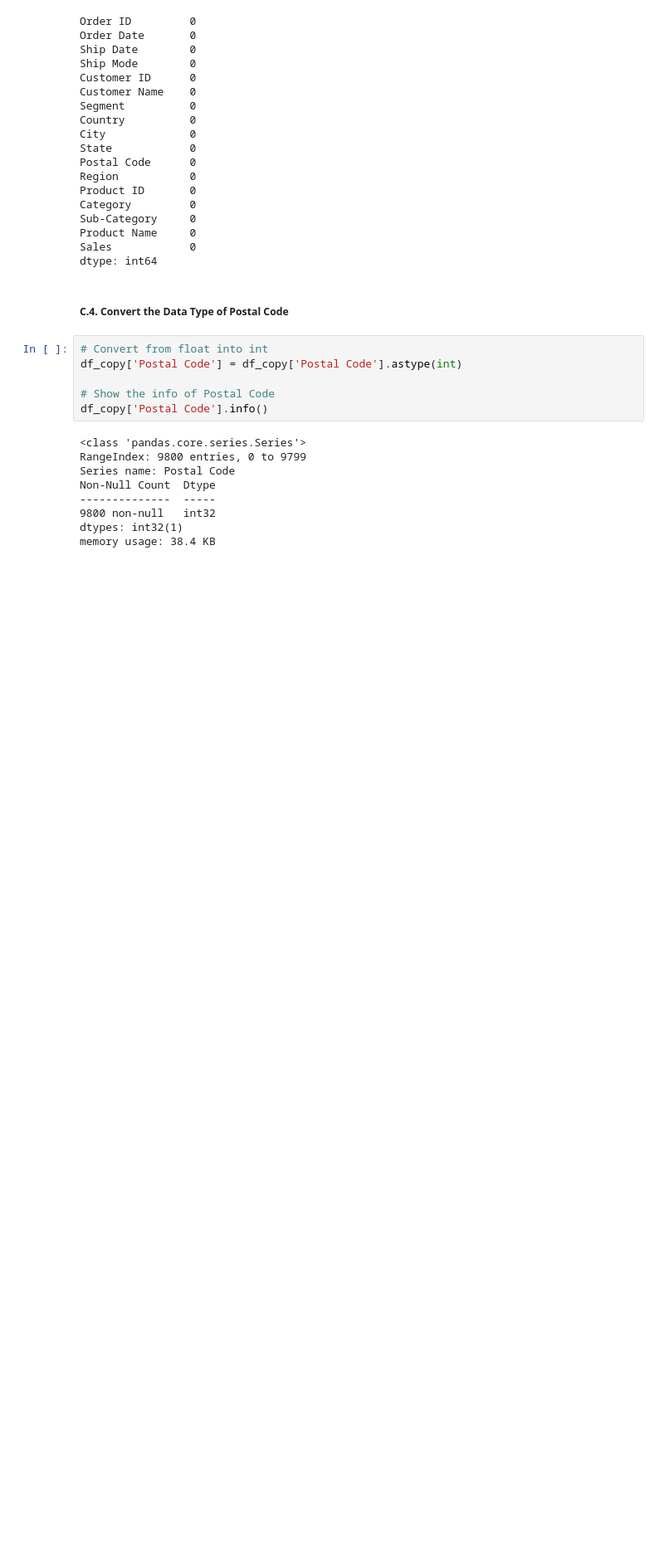
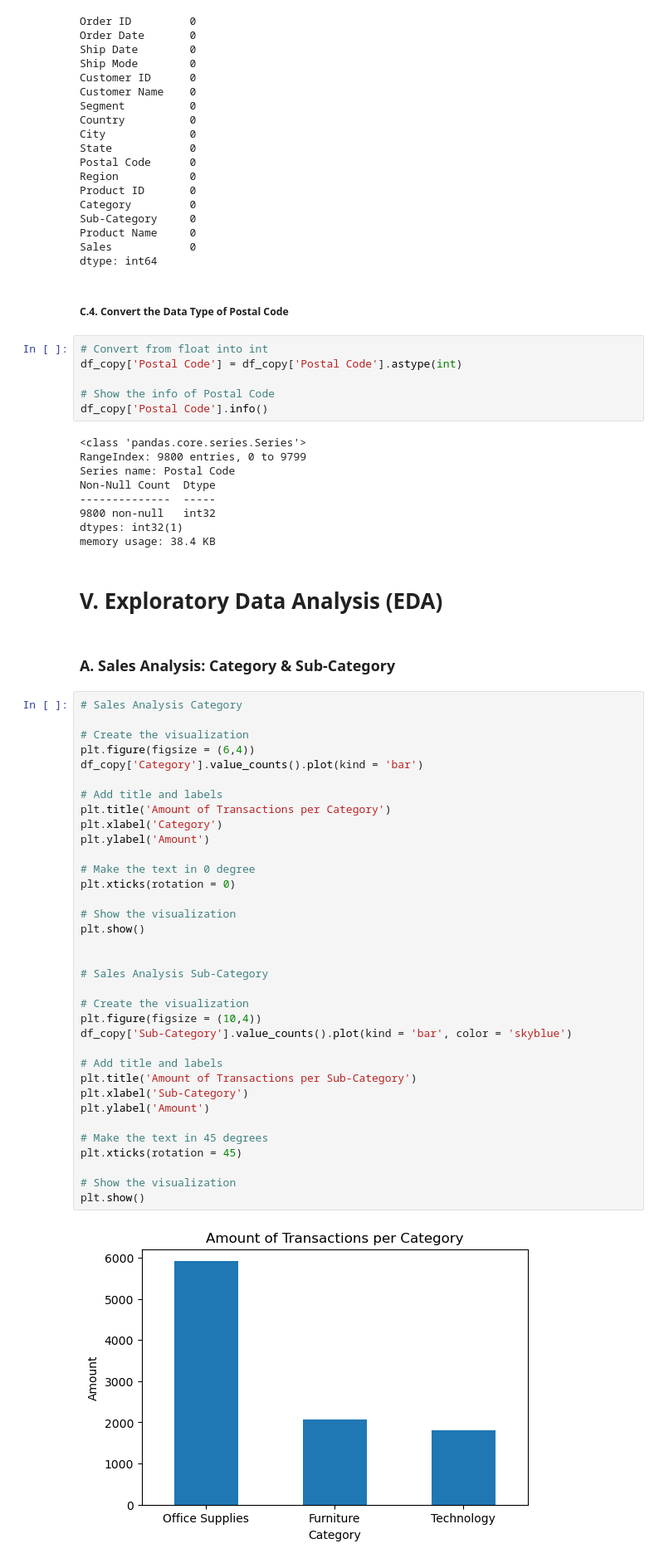
Before and after one commit to Maulana-Yusuf-T/Sales-Forecasting, a Jupyter notebook: Sales_Forecasting.ipynb, the cells around one changed output. Shown: that part at 83% size. Cells and saved outputs as stored; diff of their text form; blank space fills up the shorter version.

```diff
--- a/Sales_Forecasting.ipynb
+++ b/Sales_Forecasting.ipynb
@@ -292,3 +292,44 @@ Non-Null Count  Dtype
 9800 non-null   int32
 dtypes: int32(1)
 memory usage: 38.4 KB
+# %% [markdown]
+# **V. Exploratory Data Analysis (EDA)**
+# %% [markdown]
+### **A. Sales Analysis: Category & Sub-Category**
+# %%
+# Sales Analysis Category
+
+# Create the visualization
+plt.figure(figsize = (6,4))
+df_copy['Category'].value_counts().plot(kind = 'bar')
+
+# Add title and labels
+plt.title('Amount of Transactions per Category')
+plt.xlabel('Category')
+plt.ylabel('Amount')
+
+# Make the text in 0 degree
+plt.xticks(rotation = 0)
+
+# Show the visualization
+plt.show()
+
+
+# Sales Analysis Sub-Category
+
+# Create the visualization
+plt.figure(figsize = (10,4))
+df_copy['Sub-Category'].value_counts().plot(kind = 'bar', color = 'skyblue')
+
+# Add title and labels
+plt.title('Amount of Transactions per Sub-Category')
+plt.xlabel('Sub-Category')
+plt.ylabel('Amount')
+
+# Make the text in 45 degrees
+plt.xticks(rotation = 45)
+
+# Show the visualization
+plt.show()
+# %% [output]
+[figure, added]
```
Also changed, not shown: parts of 1 cell of this notebook.
